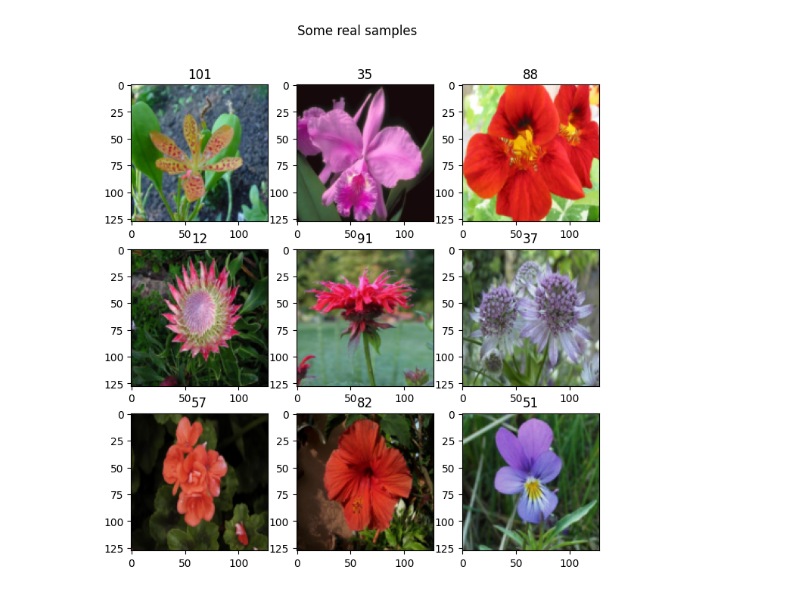
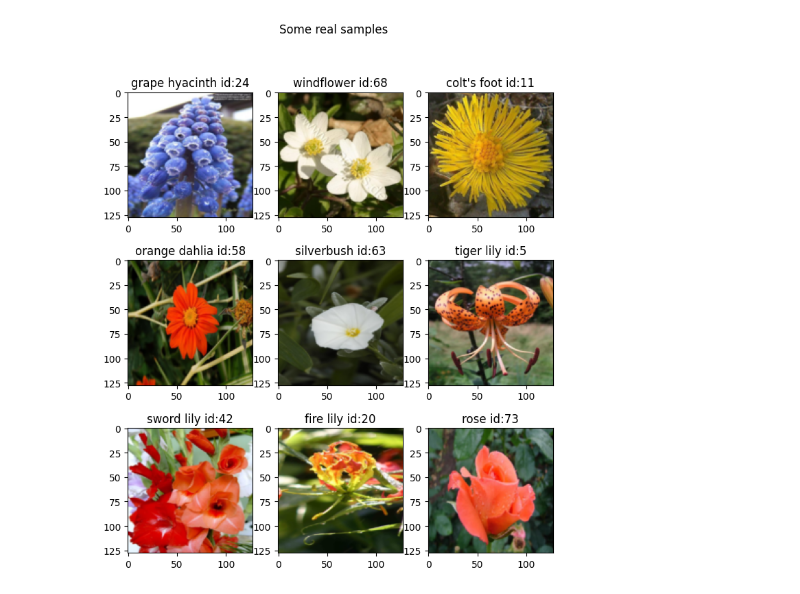
Before and after one commit to Arty-Facts/cgip_gan_2023, a Jupyter notebook: StyleGANComment.ipynb, the cells around one changed output. Saved outputs shown, nothing was run; the diff lists cells and outputs as text; code cells hidden in the pictures.

```diff
--- a/StyleGANComment.ipynb
+++ b/StyleGANComment.ipynb
@@ -44,19 +44,23 @@ def get_loader(image_size): ##image_size is the output size of each layer
         shuffle=True
     )
     return loader, dataset
+# %%
+with open("flower_love.txt", "r") as f:
+    lables2names = list(map(lambda x:x.strip(), f.readlines()))
 # %%
 def check_loader(): # a simple visual check to make sure that the data loader is working correctly
     loader,_ = get_loader(128)
     flowers,labels  = next(iter(loader)) #retrieves the next batch of data from a PyTorch data loader
-    _,ax     = plt.subplots(3,3,figsize=(8,8))
+    _,ax     = plt.subplots(3,3,figsize=(8,9))
     plt.suptitle('Some real samples')
     ind = 0
     for k in range(3):
         for kk in range(3):
             ax[k][kk].imshow((flowers[ind].permute(1,2,0)+1)/2)
-            ax[k][kk].set_title(labels[ind].item())
+            id = labels[ind].item()
+            ax[k][kk].set_title(f"{lables2names[id]} id:{id}")
 
             ind +=1
 check_loader()
 # %% [output]
-[figure, old version]
+[figure, new version]
```
Also changed, not shown: parts of 4 cells of this notebook.
